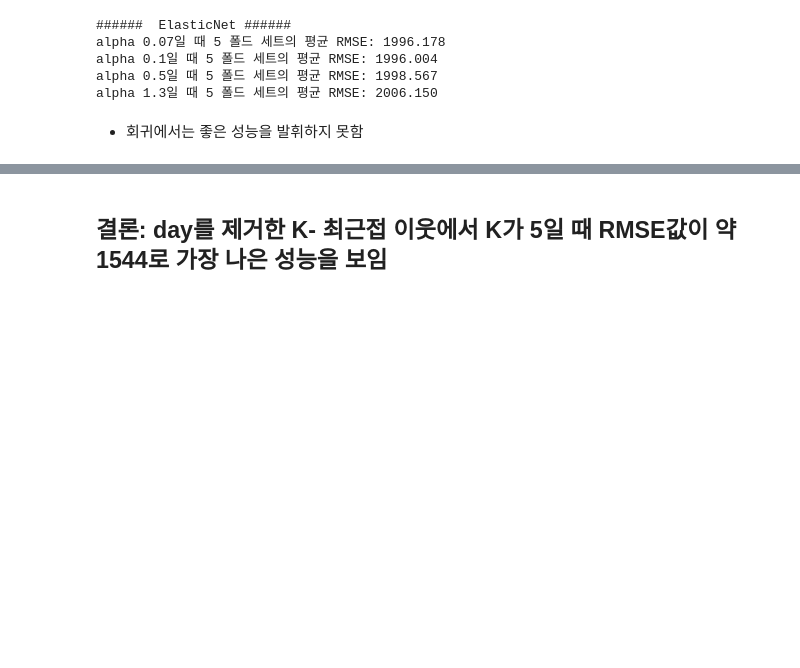
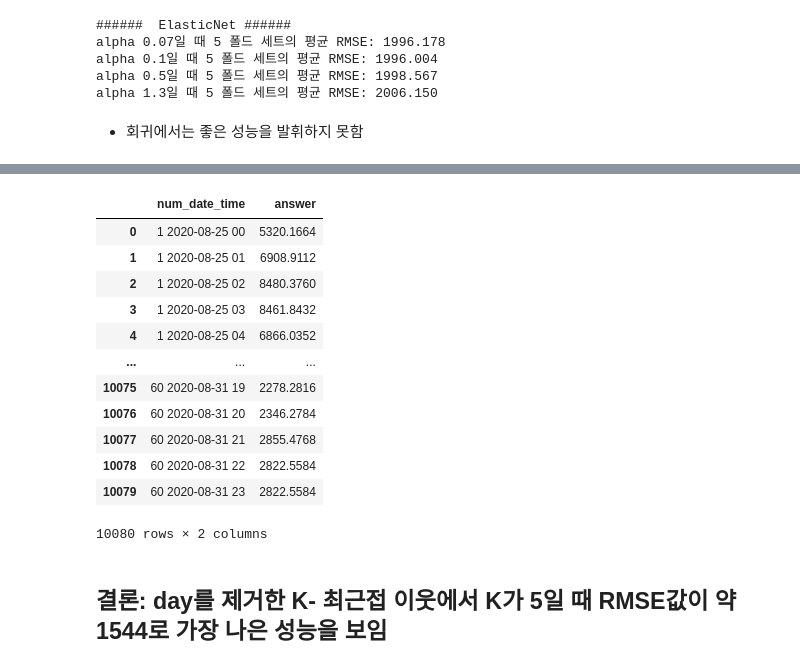
Before and after one commit to SungaHwang/ML_practice, a Jupyter notebook: KNN_전력사용량예측.ipynb, the cells around one changed output, grey strips where cells are left out. Drawn from its saved outputs; the diff is of its cells as text; code cells hidden in the pictures; blank space fills up the shorter version.

```diff
--- a/KNN_전력사용량예측.ipynb
+++ b/KNN_전력사용량예측.ipynb
@@ -531,0 +589,4 @@ alpha 1.3일 때 5 폴드 세트의 평균 RMSE: 2006.150
+# %%
+scaler = StandardScaler()
+scaler.fit(test_new)
+test_new = scaler.transform(test_new)
@@ -531,0 +595,2 @@ alpha 1.3일 때 5 폴드 세트의 평균 RMSE: 2006.150
+# %%
+KNN_preds_final = KNN.predict(test_new)
@@ -532,2 +602,23 @@ alpha 1.3일 때 5 폴드 세트의 평균 RMSE: 2006.150
+# %%
+submission = pd.read_csv('C:/Users/82102/Desktop/energy/sample_submission.csv', encoding='euc-kr')
+# %%
+# submission.csv 생성
+submission['answer'] = KNN_preds_final
+submission.to_csv('submission.csv', index=False)
+submission
+# %% [output]
+|  | num_date_time | answer |
+| 0 | 1 2020-08-25 00 | 5320.1664 |
+| 1 | 1 2020-08-25 01 | 6908.9112 |
+| 2 | 1 2020-08-25 02 | 8480.3760 |
+| 3 | 1 2020-08-25 03 | 8461.8432 |
+| 4 | 1 2020-08-25 04 | 6866.0352 |
+| ... | ... | ... |
+| 10075 | 60 2020-08-31 19 | 2278.2816 |
+| 10076 | 60 2020-08-31 20 | 2346.2784 |
+| 10077 | 60 2020-08-31 21 | 2855.4768 |
+| 10078 | 60 2020-08-31 22 | 2822.5584 |
+| 10079 | 60 2020-08-31 23 | 2822.5584 |
+10080 rows × 2 columns
 # %% [markdown]
 ## 결론: day를 제거한 K- 최근접 이웃에서 K가 5일 때 RMSE값이 약 1544로 가장 나은 성능을 보임
```
Also changed, not shown: parts of 18 cells of this notebook.
